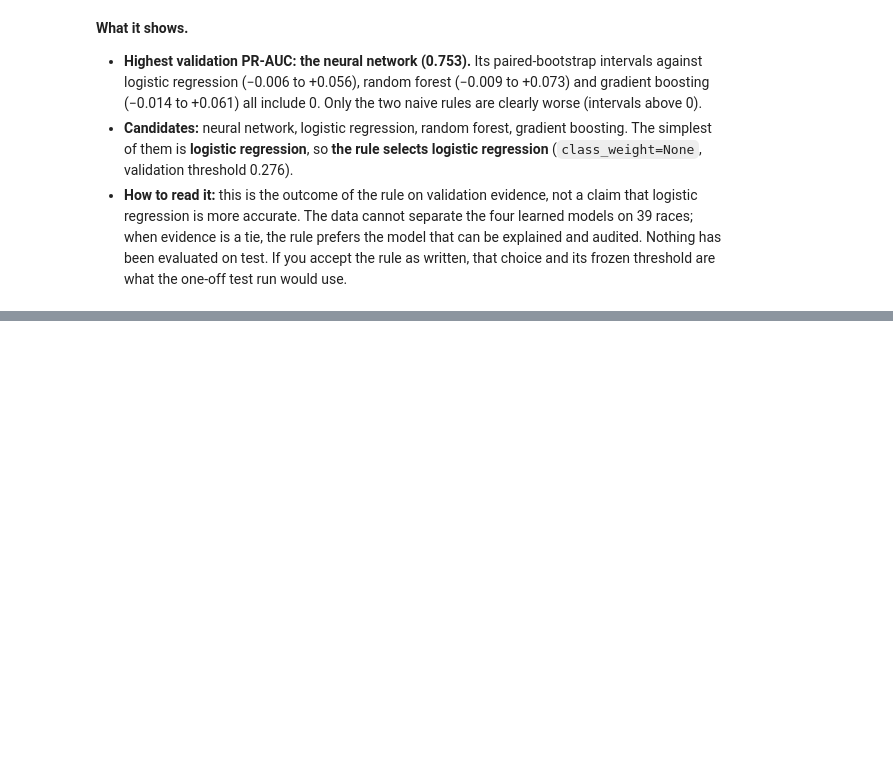
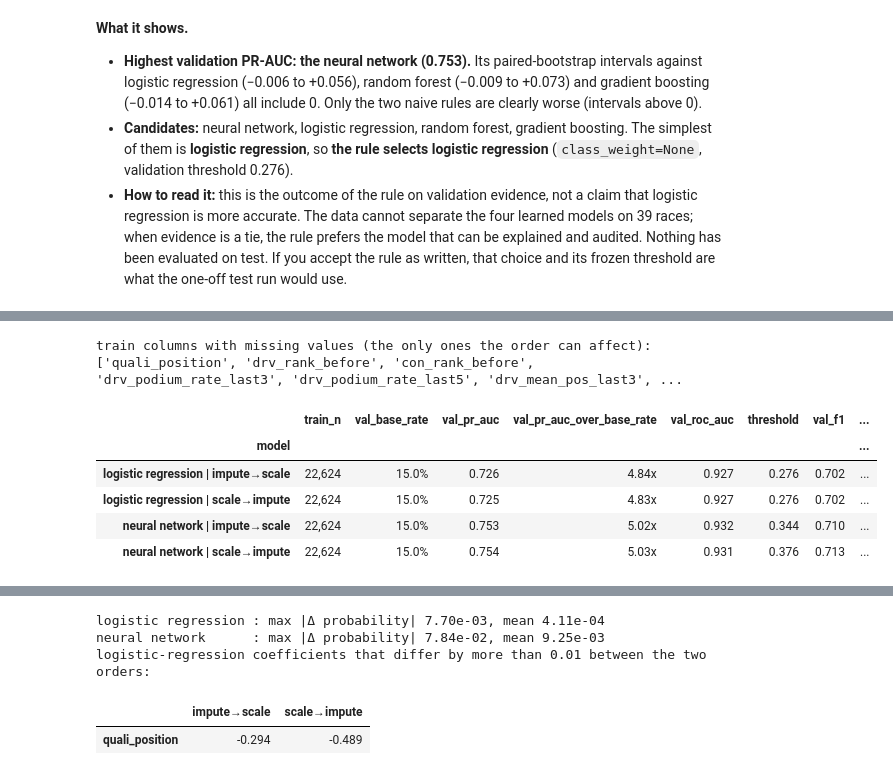
Before and after one commit to YShimy/f1-podium, a Jupyter notebook: notebooks/milestone1.ipynb, the cells around one changed output, grey strips where cells are left out. Cells and saved outputs as stored; diff of their text form; code cells hidden in the pictures; blank space fills up the shorter version.

```diff
--- a/notebooks/milestone1.ipynb
+++ b/notebooks/milestone1.ipynb
@@ -3889,0 +4019,17 @@ selected by the rule: logistic regression
+# %%
+a_table, a_scores, a_models = xp.run_prep_rows(meta, X, y)
+assert np.allclose(a_scores["prep fitted on train"], val_scores["logistic regression"])   # = the frozen model
+cols_a = ["grid_filled", "quali_position", "drv_rank_before", "drv_races_before", "con_mean_pos_last5"]
+stats_a = pd.concat({k.replace("prep fitted on ", "fitted on "): xp.prep_statistics(m, cols_a)
+                     for k, m in a_models.items()}, axis=1)
+print("Before / after: preprocessing statistics (the leaked quantities)")
+display(stats_a.round(3))
+print("Before / after: validation metrics")
+display(a_table[VIEW_13].style.format(FMT_13))
+a_boot = boot_13(a_scores, [("prep fitted on train+val", "prep fitted on train")])
+display(a_boot[["model", "versus", "pr_auc_diff", "ci_low", "ci_high", "share_a_better", "interval includes 0"]]
+        .style.format(FMT_13))
+sa, sb = a_scores["prep fitted on train"], a_scores["prep fitted on train+val"]
+print(f"largest change in a validation probability: {np.abs(sa - sb).max():.4f} | "
+      f"rows whose predicted label flips at their own thresholds: "
+      f"{int(((sa >= a_table.iloc[0]['threshold']) != (sb >= a_table.iloc[1]['threshold'])).sum())}")
@@ -3889,0 +4088,27 @@ selected by the rule: logistic regression
+# %%
+b_table, b_scores, b_models = xp.run_prep_order(meta, X, y, nn_params=nn_best, nn_fixed=config.NN_FIXED)
+assert np.allclose(b_scores["logistic regression | impute→scale"], val_scores["logistic regression"])
+assert np.array_equal(b_scores["neural network | impute→scale"], nn_val_scores)          # = section 12's network
+nan_cols = X.columns[X.loc[ev.split_rows(meta, "train")].isna().any()].tolist()
+print("train columns with missing values (the only ones the order can affect):", nan_cols)
+display(b_table[VIEW_13 + ["best_epoch"]].style.format({**FMT_13, "best_epoch": "{:.0f}"}, na_rep="–"))
+b_pairs = [(f"{m} | scale→impute", f"{m} | impute→scale") for m in ("logistic regression", "neural network")]
+b_boot = boot_13(b_scores, b_pairs)
+display(b_boot[["model", "versus", "pr_auc_diff", "ci_low", "ci_high", "share_a_better", "interval includes 0"]]
+        .style.format(FMT_13))
+for a_, b_ in b_pairs:
+    d_ = np.abs(b_scores[a_] - b_scores[b_])
+    print(f"{a_.split(' | ')[0]:<20}: max |Δ probability| {d_.max():.2e}, mean {d_.mean():.2e}")
+lr_coef = pd.DataFrame({o: b_models[f"logistic regression | {o}"].named_steps["clf"].coef_[0]
+                        for o in ("impute→scale", "scale→impute")},
+                       index=b_models["logistic regression | impute→scale"].named_steps["prep"].get_feature_names_out())
+print("logistic-regression coefficients that differ by more than 0.01 between the two orders:")
+display(lr_coef[(lr_coef.diff(axis=1).iloc[:, 1].abs() > 0.01)].round(3))
+# %% [output]
+train columns with missing values (the only ones the order can affect): ['quali_position', 'drv_rank_before', 'con_rank_before', 'drv_podium_rate_last3', 'drv_podium_rate_last5', 'drv_mean_pos_last3', ...
+|  | train_n | val_base_rate | val_pr_auc | val_pr_auc_over_base_rate | val_roc_auc | threshold | val_f1 | ... |
+| model |  |  |  |  |  |  |  | ... |
+| logistic regression | impute→scale | 22,624 | 15.0% | 0.726 | 4.84x | 0.927 | 0.276 | 0.702 | ... |
+| logistic regression | scale→impute | 22,624 | 15.0% | 0.725 | 4.83x | 0.927 | 0.276 | 0.702 | ... |
+| neural network | impute→scale | 22,624 | 15.0% | 0.753 | 5.02x | 0.932 | 0.344 | 0.710 | ... |
+| neural network | scale→impute | 22,624 | 15.0% | 0.754 | 5.03x | 0.931 | 0.376 | 0.713 | ... |
@@ -3889,0 +4118,5 @@ selected by the rule: logistic regression
+logistic regression : max |Δ probability| 7.70e-03, mean 4.11e-04
+neural network      : max |Δ probability| 7.84e-02, mean 9.25e-03
+logistic-regression coefficients that differ by more than 0.01 between the two orders:
+|  | impute→scale | scale→impute |
+| quali_position | -0.294 | -0.489 |
```
Also changed, not shown: parts of 19 cells of this notebook, 1 other file.
